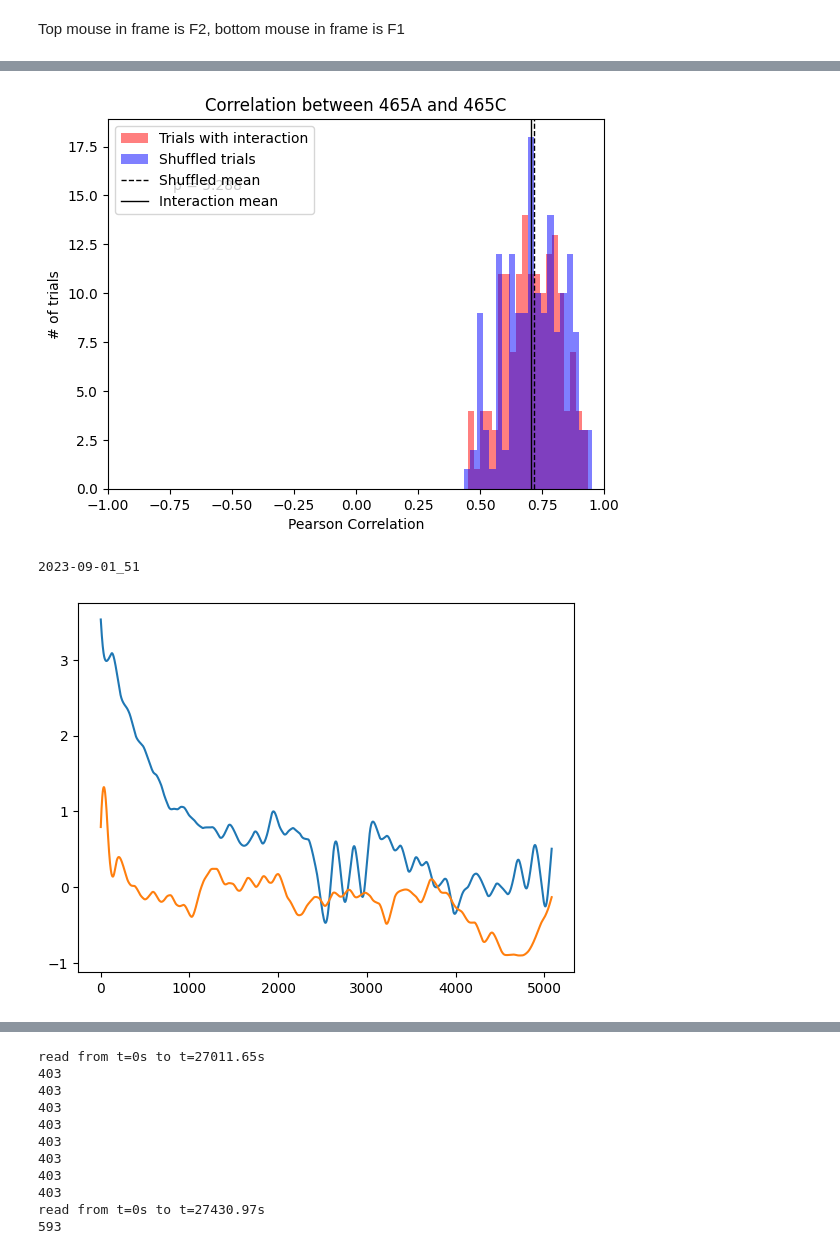
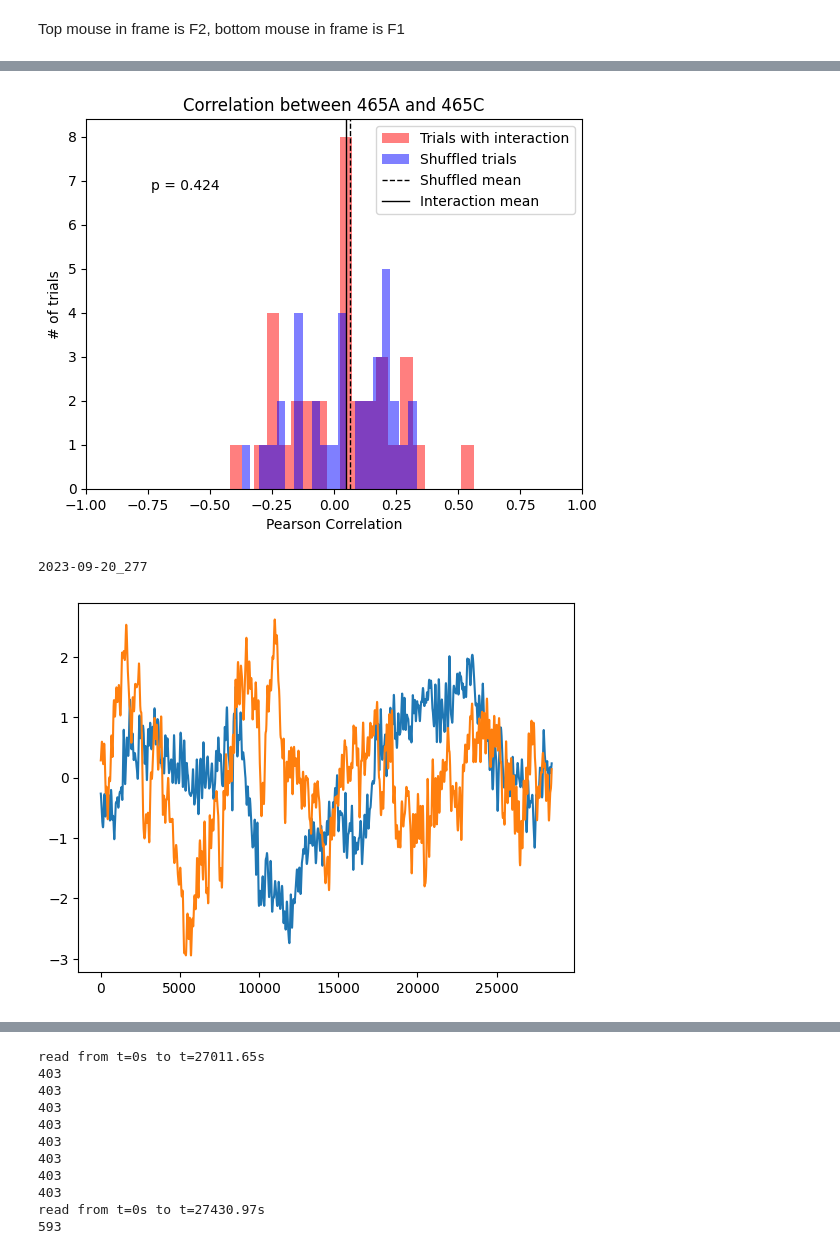
Before and after one commit to Tsuchijo/Interaction_Task_Data_Processing, a Jupyter notebook: src/notebooks/process_photometry.ipynb, the cells around one changed output, grey strips where cells are left out. Saved outputs shown, nothing was run; the diff lists cells and outputs as text; code cells hidden in the pictures.

Commit message:
updated for later trials

```diff
--- a/src/notebooks/process_photometry.ipynb
+++ b/src/notebooks/process_photometry.ipynb
@@ -269,7 +269,7 @@ fail_list_465A = []
 fail_list_465C = []
 for key in [key for key in all_photometry_data.keys() if key[-2:] != '_2']:
     print(key)
-    if key == '2023-08-12' or (int(key[-2:]) < 25 and int(key[5:7]) == 8):
+    if key != '2023-09-20':
         continue
     data = get_trial_photometry_data(key, all_photometry_data)
     csv = pd.read_csv(all_photometry_data[key]['trial'])
@@ -363,7 +363,7 @@ shuffled_correlation = []
 success_p = []
 shuffled_p = []
 for success_A, success_C in zip(success_list_465A, success_list_465C):
-    corr, p = find_max_corr(success_A, success_C, 10000, 1000)
+    corr, p = stats.pearsonr(success_A, success_C)
     success_correlation.append(corr)
     success_p.append(p)
 
@@ -374,7 +374,7 @@ np.random.shuffle(shuffled_465A)
 np.random.shuffle(shuffled_465C)
 
 for shuffled_A, shuffled_C in zip(shuffled_465A, shuffled_465C):
-    corr, p = find_max_corr(shuffled_A, shuffled_C, 10000, 1000)
+    corr, p = stats.pearsonr(shuffled_A, shuffled_C)
     shuffled_correlation.append(corr)
     shuffled_p.append(p)
 
@@ -382,46 +382,47 @@ for shuffled_A, shuffled_C in zip(shuffled_465A, shuffled_465C):
 # shuffle the data 1000 times and find the mean correlation between 465A and 465C
 shuffled_correlation_distribution = []
 # for i in range(100):
 #     np.random.shuffle(shuffled_465A)
 #     np.random.shuffle(shuffled_465C)
 #     for shuffled_A, shuffled_C in zip(shuffled_465A, shuffled_465C):
 #         shuffled_correlation_distribution.append(stats.pearsonr(shuffled_A, shuffled_C)[0])
 
 p_value = (stats.ttest_1samp(success_correlation, 0))[1]
 
 # make a histogram of the correlation between 465A and 465C
 fig, ax = plt.subplots(1, 1)
 ax.hist(success_correlation, bins=20, color='red', label='Trials with interaction', alpha=0.5)
 ax.hist(shuffled_correlation, bins=20, color='blue', label='Shuffled trials', alpha=0.5)
 # take the mean of the shuffled correlation and plot it as a vertical line
 ax.axvline(np.median(shuffled_correlation), color='black', linestyle='dashed', label='Shuffled mean', linewidth=1)
 # take the mean of the success correlation and plot it as a vertical line
 ax.axvline(np.median(success_correlation), color='black', linestyle='solid', label='Interaction mean', linewidth=1)
 # label the vertical lines
 ax.legend()
 ax.set_title('Correlation between 465A and 465C')
 # add p value to the plot
 ax.text(0.2, 0.8, 'p = ' + str(p_value)[:5], horizontalalignment='center', verticalalignment='bottom', transform=ax.transAxes)
 ax.set_xlabel('Pearson Correlation')
 ax.set_ylabel('# of trials')
 ax.set_xlim(-1, 1)
 # save as an svg
 fig.savefig(config.PROJECT_ROOT + '/data/media/figures/correlation.svg')
 plt.show()
 # %% [output]
-[figure, old version]
+[figure, new version]
 # %%
 # sort success trial names by correlation
 sorted_trial_tracesA = [x for _, x in sorted(zip(success_correlation, success_list_465A))]
 sorted_trial_tracesC = [x for _, x in sorted(zip(success_correlation, success_list_465C))]
 sorted_trial_names = [x for _, x in sorted(zip(success_correlation, success_trial_names))]
-ind = -5
+ind = -2
+ind = [  i for i, name in enumerate(sorted_trial_names) if '277' in name][0]
 plt.plot(sorted_trial_tracesA[ind])
 plt.plot(sorted_trial_tracesC[ind])
 print(sorted_trial_names[ind])
 # %% [output]
-2023-09-01_51
+2023-09-20_277
-[figure, old version]
+[figure, new version]
 # %%
 # average over all reward trials
 mean_465A_reward = np.mean([y[:min([len(x) for x in post_reward_list_465A])] for y in post_reward_list_465A], axis=0)
```
Also changed, not shown: parts of 5 cells of this notebook, 19 other files.
